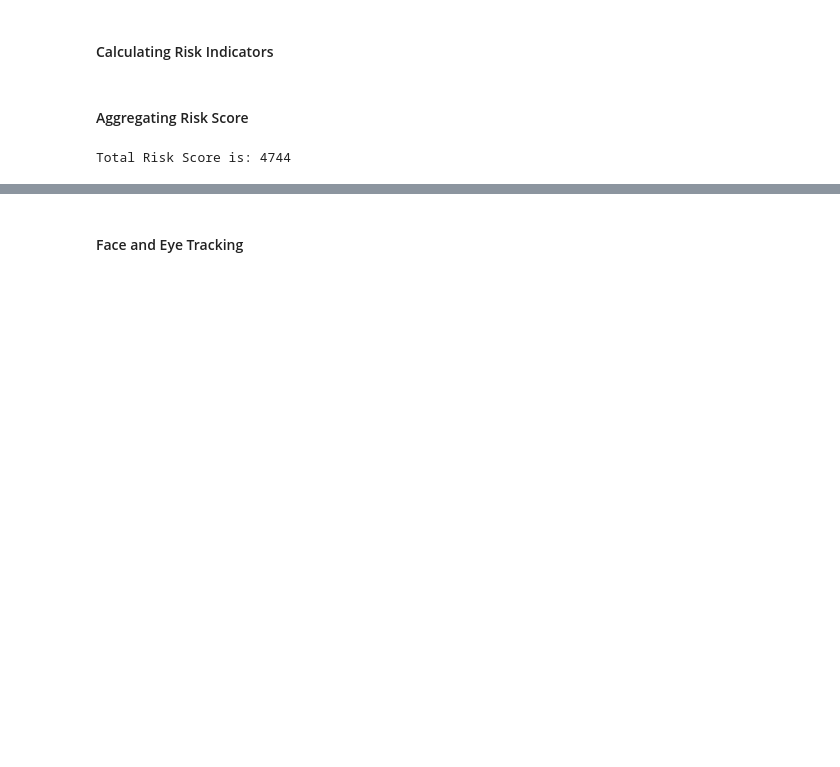
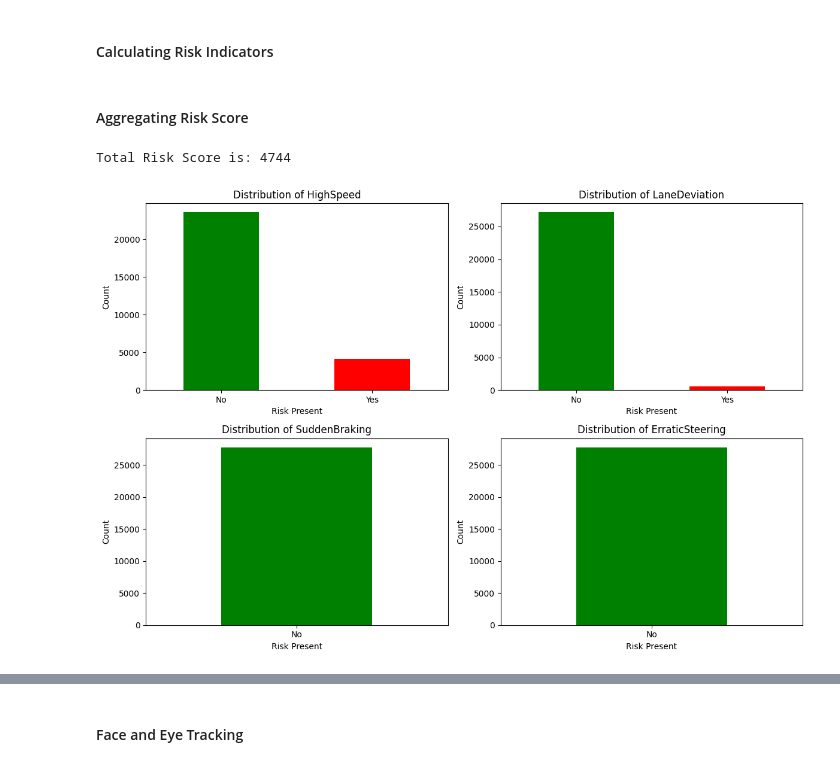
Before and after one commit to ElshadaiK/Advancing-Transportation-Safety-and-Behavior-Research-through-AI, a Jupyter notebook: solution.ipynb, the cells around one changed output, grey strips where cells are left out. Saved outputs shown, nothing was run; the diff lists cells and outputs as text; code cells hidden in the pictures; blank space fills up the shorter version.

```diff
--- a/solution.ipynb
+++ b/solution.ipynb
@@ -219,3 +239,33 @@ total_risk_score = data.loc[:, 'RiskScore'].sum()
 print(f"Total Risk Score is: {total_risk_score}")
 # %% [output]
 Total Risk Score is: 4744
+# %%
+risk_factors = ['HighSpeed', 'LaneDeviation', 'SuddenBraking', 'ErraticSteering']
+
+n_cols = 2
+n_rows = len(risk_factors) // n_cols + (len(risk_factors) % n_cols > 0)
+
+fig, axes = plt.subplots(n_rows, n_cols, figsize=(12, 4 * n_rows))
+axes = axes.flatten()
+
+for i, column in enumerate(risk_factors):
+    risk_counts = data[column].value_counts()
+    risk_counts.plot(kind='bar', ax=axes[i], color=['green', 'red'])
+    axes[i].set_title(f'Distribution of {column}')
+    axes[i].set_xlabel('Risk Present')
+    axes[i].set_ylabel('Count')
+
+    # Set x-tick labels based on unique values in the column
+    unique_values = data[column].unique()
+    labels = ['No' if not value else 'Yes' for value in sorted(unique_values)]
+    axes[i].set_xticks(range(len(unique_values)))
+    axes[i].set_xticklabels(labels, rotation=0)
+
+# Hide any unused subplots
+for j in range(i + 1, n_rows * n_cols):
+    axes[j].set_visible(False)
+
+plt.tight_layout()
+plt.show()
+# %% [output]
+[figure, added]
```
Also changed, not shown: parts of 25 cells of this notebook.
